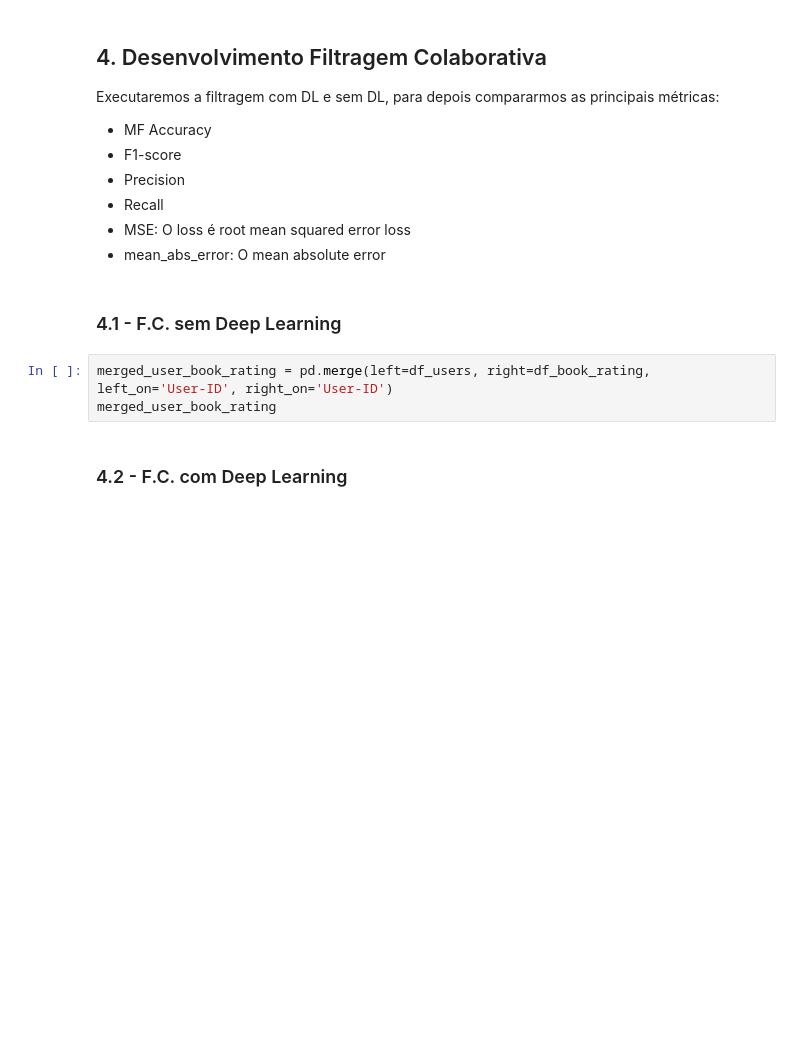
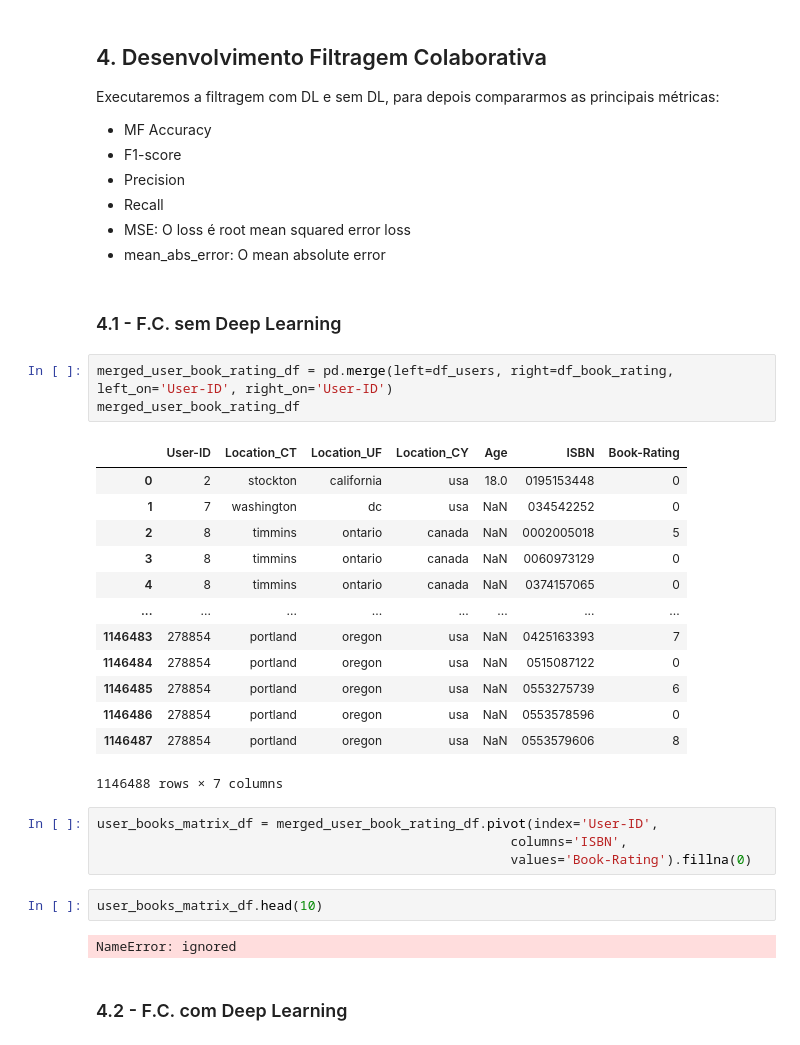
Before and after one commit to vivitc/deep-learning-books, a Jupyter notebook: Trabalho_DL_Books.ipynb, the cells around one changed output. Saved outputs shown, nothing was run; the diff lists cells and outputs as text; blank space fills up the shorter version.

Commit message:
trying to create matrix from user book ratings

```diff
--- a/Trabalho_DL_Books.ipynb
+++ b/Trabalho_DL_Books.ipynb
@@ -399,8 +399,30 @@ Executaremos a filtragem com DL e sem DL, para depois compararmos as principais
 # %% [markdown]
 ### 4.1 - F.C. sem Deep Learning
 # %%
-merged_user_book_rating = pd.merge(left=df_users, right=df_book_rating, left_on='User-ID', right_on='User-ID')
-merged_user_book_rating
+merged_user_book_rating_df = pd.merge(left=df_users, right=df_book_rating, left_on='User-ID', right_on='User-ID')
+merged_user_book_rating_df
+# %% [output]
+|  | User-ID | Location_CT | Location_UF | Location_CY | Age | ISBN | Book-Rating |
+| 0 | 2 | stockton | california | usa | 18.0 | 0195153448 | 0 |
+| 1 | 7 | washington | dc | usa | NaN | 034542252 | 0 |
+| 2 | 8 | timmins | ontario | canada | NaN | 0002005018 | 5 |
+| 3 | 8 | timmins | ontario | canada | NaN | 0060973129 | 0 |
+| 4 | 8 | timmins | ontario | canada | NaN | 0374157065 | 0 |
+| ... | ... | ... | ... | ... | ... | ... | ... |
+| 1146483 | 278854 | portland | oregon | usa | NaN | 0425163393 | 7 |
+| 1146484 | 278854 | portland | oregon | usa | NaN | 0515087122 | 0 |
+| 1146485 | 278854 | portland | oregon | usa | NaN | 0553275739 | 6 |
+| 1146486 | 278854 | portland | oregon | usa | NaN | 0553578596 | 0 |
+| 1146487 | 278854 | portland | oregon | usa | NaN | 0553579606 | 8 |
+1146488 rows × 7 columns
+# %%
+user_books_matrix_df = merged_user_book_rating_df.pivot(index='User-ID',
+                                                     columns='ISBN',
+                                                     values='Book-Rating').fillna(0)
+# %%
+user_books_matrix_df.head(10)
+# %% [output]
+NameError: ignored
 # %% [markdown]
 ### 4.2 - F.C. com Deep Learning
 # %% [markdown]
```
Also changed, not shown: parts of 1 cell of this notebook.
